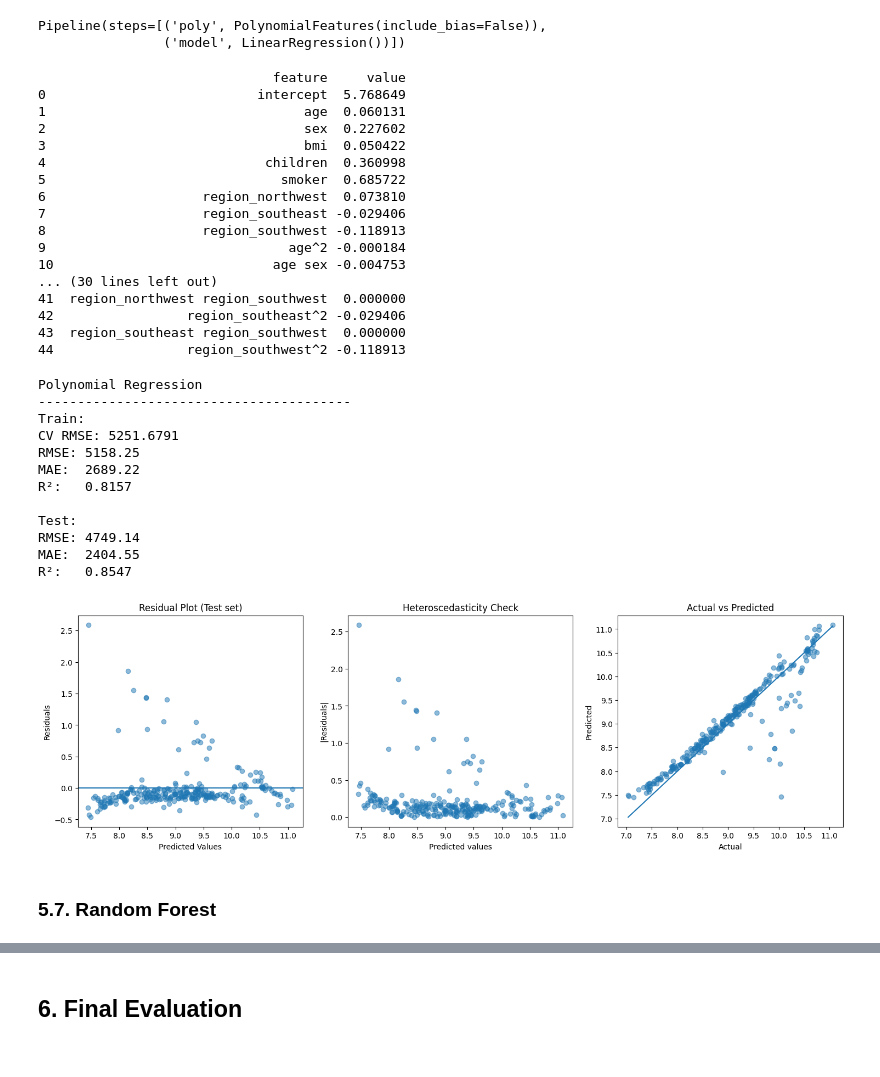
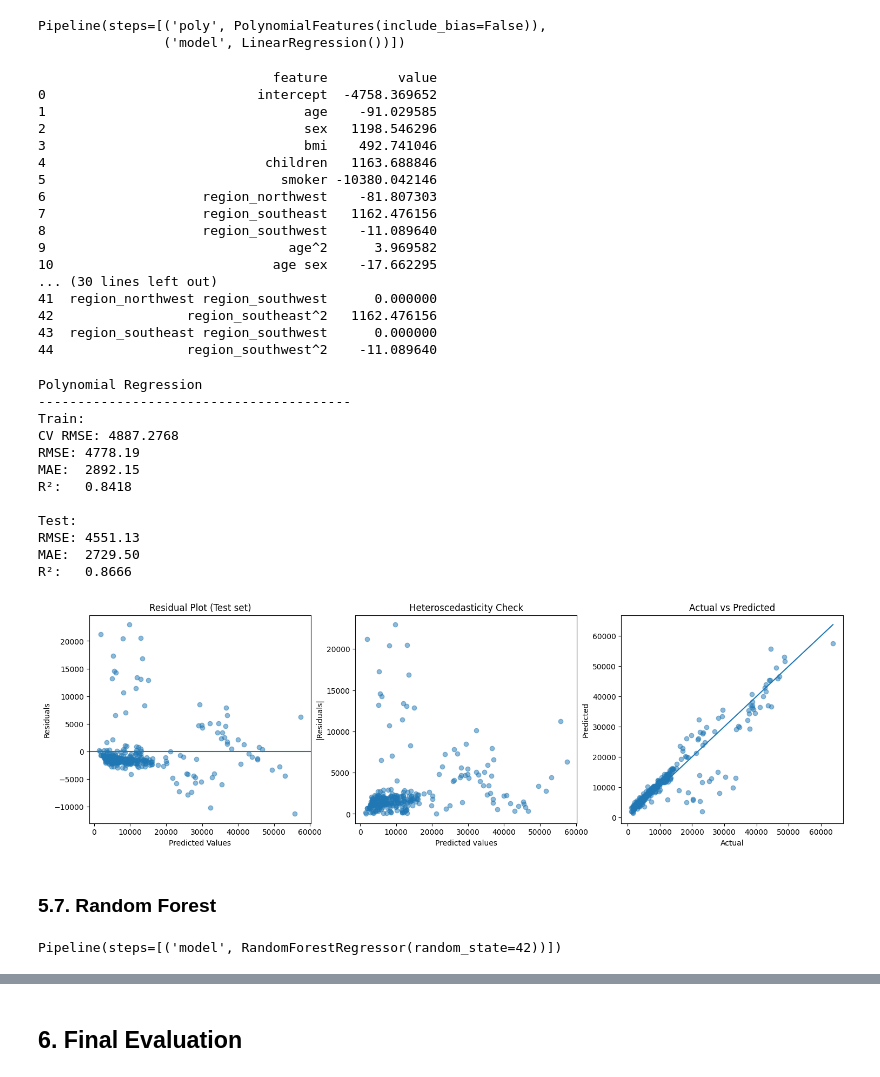
Before and after one commit to NikifBi/Medical_Costs_Regression_Analysis, a Jupyter notebook: Medical Costs.ipynb, the cells around one changed output, grey strips where cells are left out. Drawn from its saved outputs; the diff is of its cells as text; code cells hidden in the pictures.

Commit message:
Random Forest implementation

```diff
--- a/Medical Costs.ipynb
+++ b/Medical Costs.ipynb
@@ -341,6 +342,8 @@ X_test = X_test[X_train.columns]
 ### Make copies of raw features before feature engineering
 X_train_raw = X_train.copy()
 X_test_raw = X_test.copy()
+y_train_raw = y_train.copy()
+y_test_raw = y_test.copy()
 
 ### Adding constant for regression
 X_train = sm.add_constant(X_train)
@@ -1215,7 +1218,7 @@ pipe_poly = Pipeline([
 ])
 
 ### Fit model on training data
-pipe_poly.fit(X_train_raw, y_train)
+pipe_poly.fit(X_train_raw, y_train_raw)
 # %% [output]
 Pipeline(steps=[('poly', PolynomialFeatures(include_bias=False)),
                 ('model', LinearRegression())])
@@ -1242,43 +1245,48 @@ full_df = pd.concat([intercept_df, coef_df], ignore_index=True)
 ### Print dataframe
 print(full_df)
 # %% [output]
-                              feature     value
-0                           intercept  5.768649
-1                                 age  0.060131
-2                                 sex  0.227602
-3                                 bmi  0.050422
-4                            children  0.360998
-5                              smoker  0.685722
-6                    region_northwest  0.073810
-7                    region_southeast -0.029406
-8                    region_southwest -0.118913
-9                               age^2 -0.000184
-10                            age sex -0.004753
+                              feature         value
+0                           intercept  -4758.369652
+1                                 age    -91.029585
+2                                 sex   1198.546296
+3                                 bmi    492.741046
+4                            children   1163.688846
+5                              smoker -10380.042146
+6                    region_northwest    -81.807303
+7                    region_southeast   1162.476156
+8                    region_southwest    -11.089640
+9                               age^2      3.969582
+10                            age sex    -17.662295
 ... (30 lines left out)
-41  region_northwest region_southwest  0.000000
-42                 region_southeast^2 -0.029406
-43  region_southeast region_southwest  0.000000
-44                 region_southwest^2 -0.118913
+41  region_northwest region_southwest      0.000000
+42                 region_southeast^2   1162.476156
+43  region_southeast region_southwest      0.000000
+44                 region_southwest^2    -11.089640
 # %%
-evaluate_model(pipe_poly, X_train_raw, X_test_raw, y_train, y_test, log = True, name = 'Polynomial Regression')
-graph_residuals(pipe_poly, X_test_raw, y_test)
+evaluate_model(pipe_poly, X_train_raw, X_test_raw, y_train_raw, y_test_raw, log = False, name = 'Polynomial Regression')
+graph_residuals(pipe_poly, X_test_raw, y_test_raw)
 # %% [output]
 Polynomial Regression
 ----------------------------------------
 Train:
-CV RMSE: 5251.6791
-RMSE: 5158.25
-MAE:  2689.22
-R²:   0.8157
+CV RMSE: 4887.2768
+RMSE: 4778.19
+MAE:  2892.15
+R²:   0.8418
 
 Test:
-RMSE: 4749.14
-MAE:  2404.55
-R²:   0.8547
+RMSE: 4551.13
+MAE:  2729.50
+R²:   0.8666
-[figure, old version]
+[figure, new version]
 # %% [markdown]
 ### 5.7. Random Forest
 # %%
 ### Initialize Pipeline
 pipe_rf = Pipeline([
     ('model', RandomForestRegressor(n_estimators=100, random_state=random_state))])
+
+### Fit model on training data
+pipe_rf.fit(X_train_raw, y_train_raw)
+# %% [output]
+Pipeline(steps=[('model', RandomForestRegressor(random_state=42))])
```
Also changed, not shown: parts of 12 cells of this notebook.
